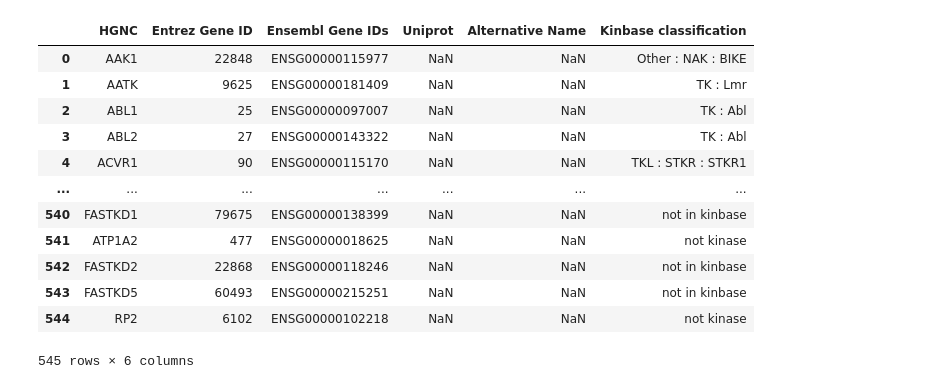
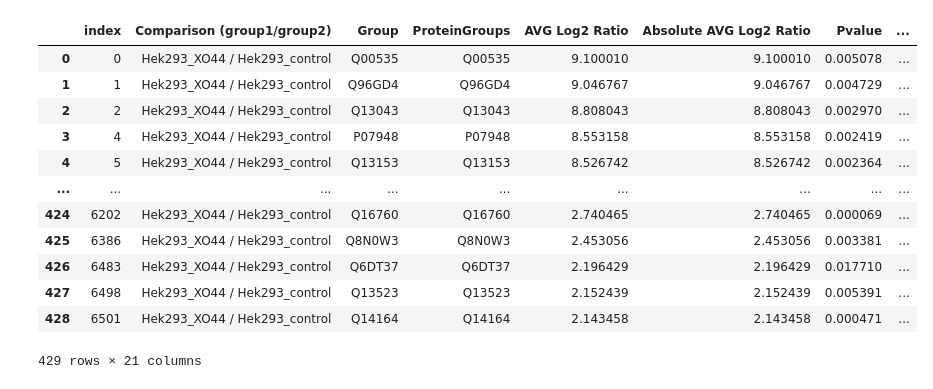
Before and after one commit to ghostboy3/kinase-target-analysis, a Jupyter notebook: notebook1.ipynb, the cells around one changed output. Saved outputs shown, nothing was run; the diff lists cells and outputs as text; code cells hidden in the pictures.

```diff
--- a/notebook1.ipynb
+++ b/notebook1.ipynb
@@ -1,17 +1,3 @@
 # %%
 import pandas as pd
-kinase_df = pd.read_excel("Kinase_list.xlsx")
+df = pd.read_excel("invivo_ABPP_kinases_XO44_Hek293_candidates_20250714.tsv.xlsx")
-# %% [output]
-|  | HGNC | Entrez Gene ID | Ensembl Gene IDs | Uniprot | Alternative Name | Kinbase classification |
-| 0 | AAK1 | 22848 | ENSG00000115977 | NaN | NaN | Other : NAK : BIKE |
-| 1 | AATK | 9625 | ENSG00000181409 | NaN | NaN | TK : Lmr |
-| 2 | ABL1 | 25 | ENSG00000097007 | NaN | NaN | TK : Abl |
-| 3 | ABL2 | 27 | ENSG00000143322 | NaN | NaN | TK : Abl |
-| 4 | ACVR1 | 90 | ENSG00000115170 | NaN | NaN | TKL : STKR : STKR1 |
-| ... | ... | ... | ... | ... | ... | ... |
-| 540 | FASTKD1 | 79675 | ENSG00000138399 | NaN | NaN | not in kinbase |
-| 541 | ATP1A2 | 477 | ENSG00000018625 | NaN | NaN | not kinase |
-| 542 | FASTKD2 | 22868 | ENSG00000118246 | NaN | NaN | not in kinbase |
-| 543 | FASTKD5 | 60493 | ENSG00000215251 | NaN | NaN | not in kinbase |
-| 544 | RP2 | 6102 | ENSG00000102218 | NaN | NaN | not kinase |
-545 rows × 6 columns
@@ -20 +4,20 @@ kinase_df["Kinase Classification"] = kinase_df["Kinbase classification"].str.spl
+# %%
+filtered_df = df[df["ProteinDescriptions"].str.contains("kinase", case=False, na=False)]
+# %%
+filtered_df = filtered_df.reset_index()
+filtered_df
+# %% [output]
+|  | index | Comparison (group1/group2) | Group | ProteinGroups | AVG Log2 Ratio | Absolute AVG Log2 Ratio | Pvalue | ... |
+| 0 | 0 | Hek293_XO44 / Hek293_control | Q00535 | Q00535 | 9.100010 | 9.100010 | 0.005078 | ... |
+| 1 | 1 | Hek293_XO44 / Hek293_control | Q96GD4 | Q96GD4 | 9.046767 | 9.046767 | 0.004729 | ... |
+| 2 | 2 | Hek293_XO44 / Hek293_control | Q13043 | Q13043 | 8.808043 | 8.808043 | 0.002970 | ... |
+| 3 | 4 | Hek293_XO44 / Hek293_control | P07948 | P07948 | 8.553158 | 8.553158 | 0.002419 | ... |
+| 4 | 5 | Hek293_XO44 / Hek293_control | Q13153 | Q13153 | 8.526742 | 8.526742 | 0.002364 | ... |
+| ... | ... | ... | ... | ... | ... | ... | ... | ... |
+| 424 | 6202 | Hek293_XO44 / Hek293_control | Q16760 | Q16760 | 2.740465 | 2.740465 | 0.000069 | ... |
+| 425 | 6386 | Hek293_XO44 / Hek293_control | Q8N0W3 | Q8N0W3 | 2.453056 | 2.453056 | 0.003381 | ... |
+| 426 | 6483 | Hek293_XO44 / Hek293_control | Q6DT37 | Q6DT37 | 2.196429 | 2.196429 | 0.017710 | ... |
+| 427 | 6498 | Hek293_XO44 / Hek293_control | Q13523 | Q13523 | 2.152439 | 2.152439 | 0.005391 | ... |
+| 428 | 6501 | Hek293_XO44 / Hek293_control | Q14164 | Q14164 | 2.143458 | 2.143458 | 0.000471 | ... |
+429 rows × 21 columns
 # %%
```
Also changed, not shown: parts of 20 cells of this notebook, 15 other files.
